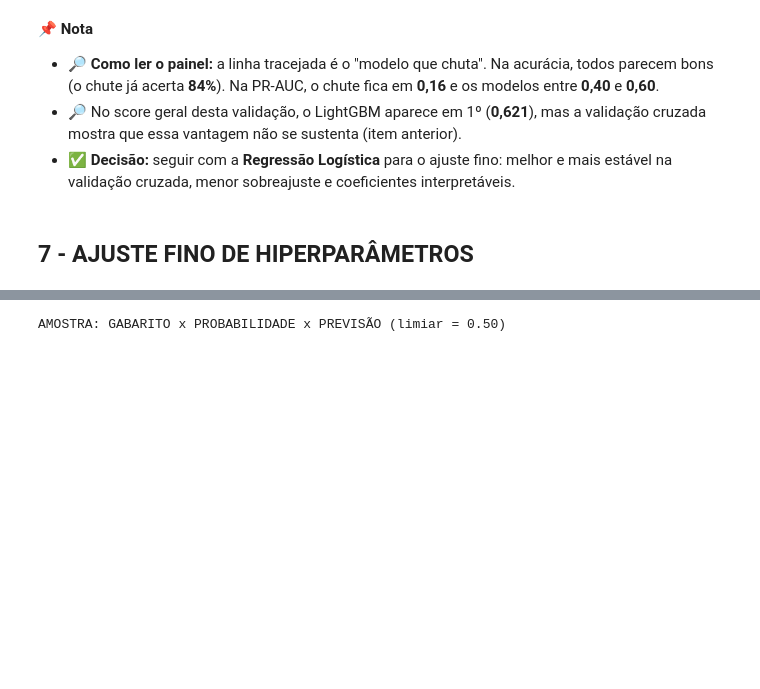
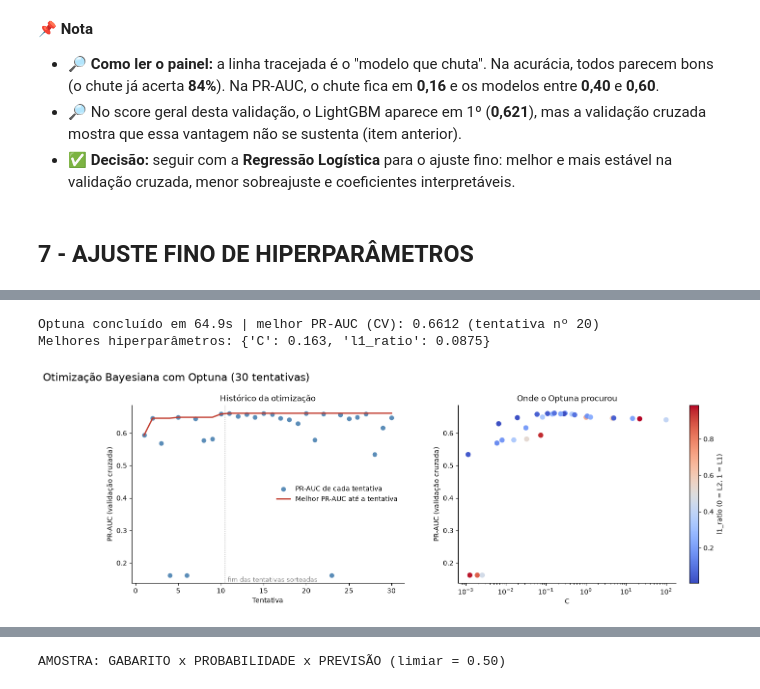
Before and after one commit to RafaelSilva89/Previsao_de_rotatividade_de_funcionarios, a Jupyter notebook: Notebooks/Previsão de rotatividade de funcionários - v2.ipynb, the cells around one changed output, grey strips where cells are left out. Saved outputs shown, nothing was run; the diff lists cells and outputs as text; code cells hidden in the pictures; blank space fills up the shorter version.

```diff
--- a/Notebooks/Previsão de rotatividade de funcionários - v2.ipynb
+++ b/Notebooks/Previsão de rotatividade de funcionários - v2.ipynb
@@ -83,9 +83,10 @@ from sklearn.ensemble        import RandomForestClassifier
 from sklearn.inspection      import permutation_importance
 from sklearn.linear_model    import LogisticRegression
 from sklearn.metrics         import (average_precision_score, brier_score_loss, classification_report, f1_score,
-                                     precision_recall_curve, precision_score, recall_score, ConfusionMatrixDisplay)
+                                     precision_recall_curve, precision_score, recall_score, ConfusionMatrixDisplay,
+                                     PrecisionRecallDisplay, RocCurveDisplay)
 from sklearn.model_selection import (train_test_split, StratifiedKFold, RepeatedStratifiedKFold, cross_validate,
-                                     cross_val_score, RandomizedSearchCV)
+                                     cross_val_score, RandomizedSearchCV, GridSearchCV)
 from sklearn.naive_bayes     import GaussianNB
 from sklearn.pipeline        import Pipeline
 from sklearn.preprocessing   import OneHotEncoder, StandardScaler
@@ -95,9 +96,12 @@ from imblearn.under_sampling import ClusterCentroids
 
 import xgboost               as xgb
 import lightgbm              as lgb
+import optuna
+import shap
 
 import warnings
 warnings.filterwarnings('ignore')
+optuna.logging.set_verbosity(optuna.logging.WARNING)
 
 pd.set_option('display.max_columns', None)
 pd.set_option('display.float_format', lambda v: f'{v:,.3f}')
@@ -1419,0 +1510,53 @@ Melhores hiperparâmetros: {'C': np.float64(0.1789), 'penalty': 'l2', 'solver':
+# %%
+espacos_optuna = {
+    'Regressão Logística': lambda t: {'modelo__C': t.suggest_float('C', 1e-3, 100, log=True),
+                                      'modelo__l1_ratio': t.suggest_float('l1_ratio', 0.0, 1.0), 'modelo__solver': 'saga'},
+    'Naive Bayes': lambda t: {'modelo__var_smoothing': t.suggest_float('var_smoothing', 1e-12, 1e-1, log=True)},
+    'Random Forest': lambda t: {'modelo__n_estimators': t.suggest_int('n_estimators', 200, 600, step=50),
+                                'modelo__max_depth': t.suggest_int('max_depth', 3, 15),
+                                'modelo__min_samples_leaf': t.suggest_int('min_samples_leaf', 1, 15),
+                                'modelo__max_features': t.suggest_float('max_features', 0.2, 0.8)},
+    'XGBoost': lambda t: {'modelo__n_estimators': t.suggest_int('n_estimators', 100, 500, step=50),
+                          'modelo__learning_rate': t.suggest_float('learning_rate', 0.01, 0.3, log=True),
+                          'modelo__max_depth': t.suggest_int('max_depth', 2, 6),
+                          'modelo__subsample': t.suggest_float('subsample', 0.6, 1.0),
+                          'modelo__colsample_bytree': t.suggest_float('colsample_bytree', 0.4, 1.0),
+                          'modelo__min_child_weight': t.suggest_int('min_child_weight', 1, 10)},
+    'LightGBM': lambda t: {'modelo__n_estimators': t.suggest_int('n_estimators', 100, 500, step=50),
+                           'modelo__learning_rate': t.suggest_float('learning_rate', 0.01, 0.3, log=True),
+                           'modelo__num_leaves': t.suggest_int('num_leaves', 4, 32, log=True),
+                           'modelo__min_child_samples': t.suggest_int('min_child_samples', 10, 60)},
+}
+estudo = optuna.create_study(direction='maximize', sampler=optuna.samplers.TPESampler(seed=SEMENTE))
+objetivo = objetivo_cv(clone(modelos[melhor_modelo]), espacos_optuna[melhor_modelo], Xtr, y_treino, cv_busca, 'average_precision', N_JOBS)
+t0 = time.time()
+estudo.optimize(objetivo, n_trials=30)
+tempo_optuna = time.time() - t0
+print(f'Optuna concluído em {tempo_optuna:.1f}s | melhor PR-AUC (CV): {estudo.best_value:.4f} (tentativa nº {estudo.best_trial.number + 1})')
+print('Melhores hiperparâmetros:', {k: round(v, 4) if isinstance(v, float) else v for k, v in estudo.best_params.items()})
+
+fig, axs = plt.subplots(1, 2, figsize=(16, 4.8))
+valores, melhor_ate_aqui = historico_optuna(estudo)
+axs[0].scatter(range(1, len(valores) + 1), valores, color=COR_FICOU, label='PR-AUC de cada tentativa')
+axs[0].plot(range(1, len(valores) + 1), melhor_ate_aqui, color=COR_SAIU, lw=2, label='Melhor PR-AUC até a tentativa')
+axs[0].axvline(10.5, color='grey', ls=':', lw=1)
+axs[0].text(10.8, axs[0].get_ylim()[0], 'fim das tentativas sorteadas', va='bottom', fontsize=9, color='grey')
+axs[0].set(title='Histórico da otimização', xlabel='Tentativa', ylabel='PR-AUC (validação cruzada)')
+axs[0].legend(frameon=False)
+if 'C' in estudo.best_params:
+    tentativas = estudo.trials_dataframe()
+    pontos = axs[1].scatter(tentativas['params_C'], tentativas['value'], c=tentativas['params_l1_ratio'], cmap='coolwarm', s=45)
+    plt.colorbar(pontos, ax=axs[1], label='l1_ratio (0 = L2, 1 = L1)')
+    axs[1].set(xscale='log', title='Onde o Optuna procurou', xlabel='C', ylabel='PR-AUC (validação cruzada)')
+else:
+    importancia_hps = pd.Series(optuna.importance.get_param_importances(estudo)).sort_values()
+    axs[1].barh(importancia_hps.index, importancia_hps.values, color=COR_PRINCIPAL)
+    axs[1].set(title='Importância de cada hiperparâmetro (fANOVA)')
+sns.despine()
+titulo('Otimização Bayesiana com Optuna (30 tentativas)')
+salvar('Otimizacao bayesiana')
+plt.show()
+# %% [output]
+Optuna concluído em 64.9s | melhor PR-AUC (CV): 0.6612 (tentativa nº 20)
+Melhores hiperparâmetros: {'C': 0.163, 'l1_ratio': 0.0875}
+[figure, added]
```
Also changed, not shown: parts of 38 cells of this notebook, 17 other files.
